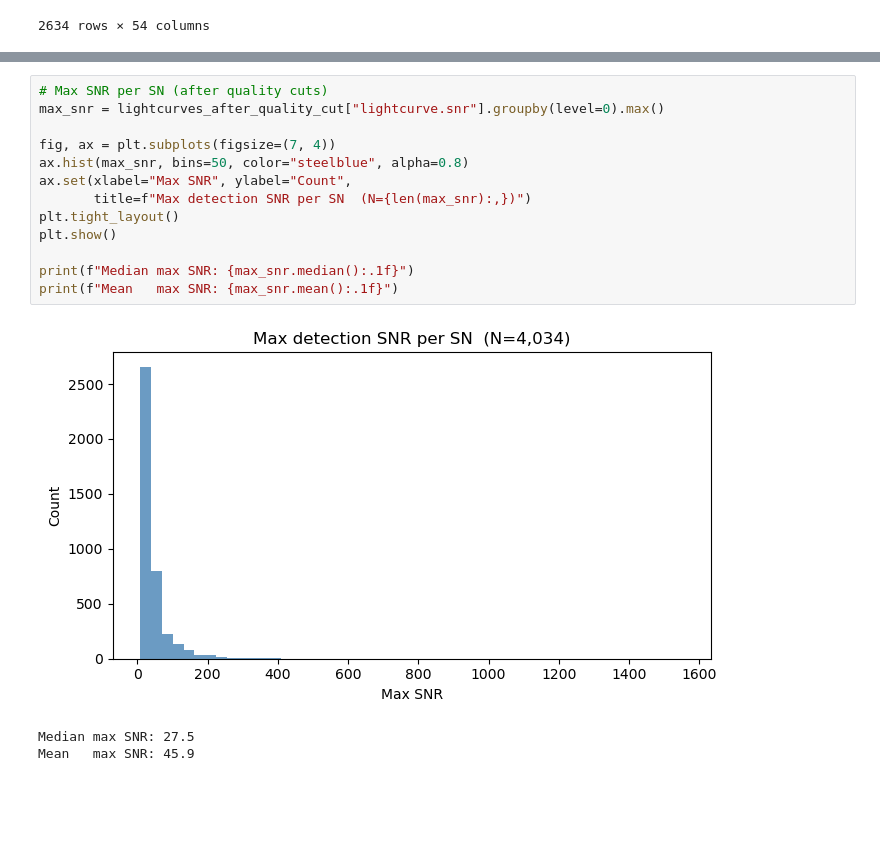
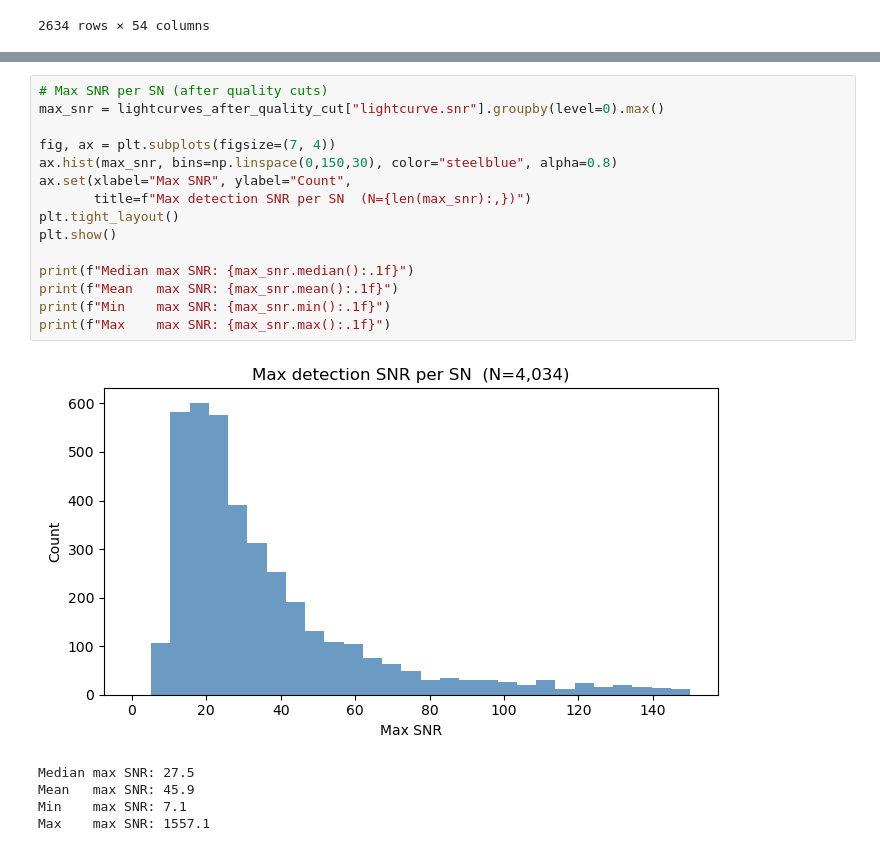
Before and after one commit to mi-dai/lightcurvelynx_rubin_dp2, a Jupyter notebook: dp2_sims_wfd.ipynb, the cells around one changed output, grey strips where cells are left out. Drawn from its saved outputs; the diff is of its cells as text; blank space fills up the shorter version.

```diff
--- a/dp2_sims_wfd.ipynb
+++ b/dp2_sims_wfd.ipynb
@@ -535,17 +541,21 @@ Min   detections: 7.0
 # %%
 # Max SNR per SN (after quality cuts)
 max_snr = lightcurves_after_quality_cut["lightcurve.snr"].groupby(level=0).max()
 
 fig, ax = plt.subplots(figsize=(7, 4))
-ax.hist(max_snr, bins=50, color="steelblue", alpha=0.8)
+ax.hist(max_snr, bins=np.linspace(0,150,30), color="steelblue", alpha=0.8)
 ax.set(xlabel="Max SNR", ylabel="Count",
        title=f"Max detection SNR per SN  (N={len(max_snr):,})")
 plt.tight_layout()
 plt.show()
 
 print(f"Median max SNR: {max_snr.median():.1f}")
 print(f"Mean   max SNR: {max_snr.mean():.1f}")
+print(f"Min    max SNR: {max_snr.min():.1f}")
+print(f"Max    max SNR: {max_snr.max():.1f}")
 # %% [output]
-[figure, old version]
+[figure, new version]
 Median max SNR: 27.5
 Mean   max SNR: 45.9
+Min    max SNR: 7.1
+Max    max SNR: 1557.1
```
Also changed, not shown: parts of 2 cells of this notebook, 1 other file.
